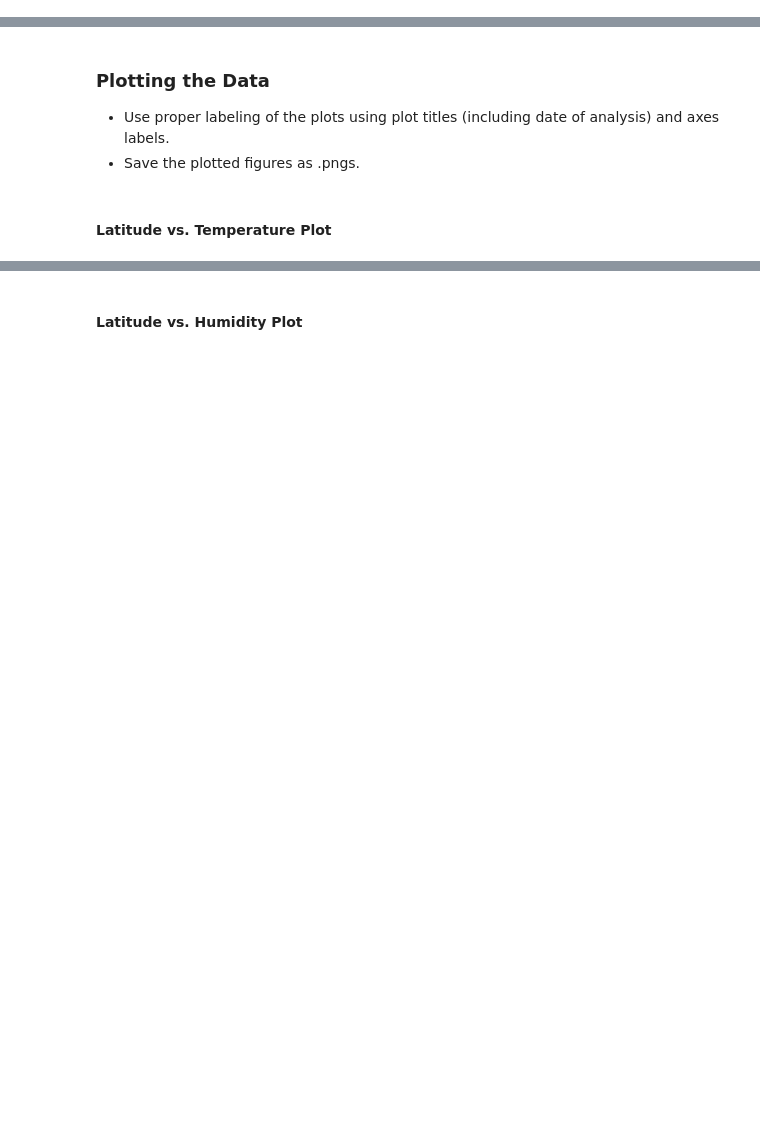
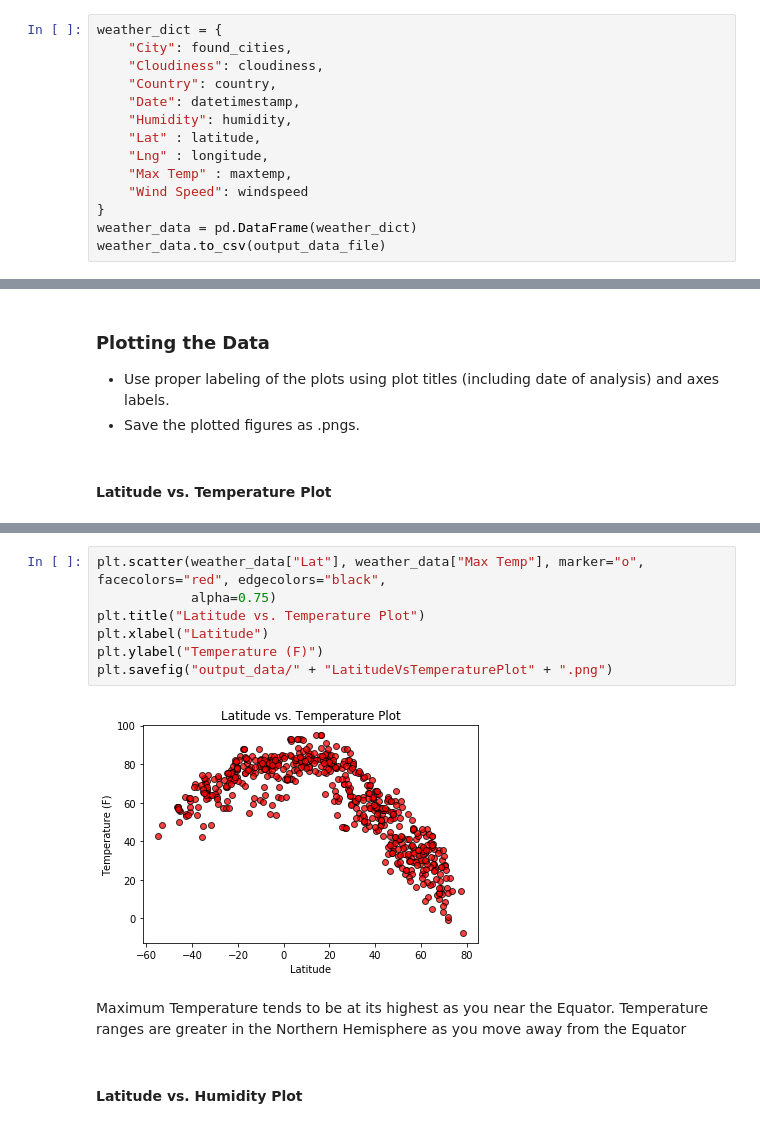
Before and after one commit to solrey3/python-api-challenge, a Jupyter notebook: WeatherPy/WeatherPy.ipynb, the cells around one changed output, grey strips where cells are left out. Saved outputs shown, nothing was run; the diff lists cells and outputs as text; blank space fills up the shorter version.

```diff
--- a/WeatherPy/WeatherPy.ipynb
+++ b/WeatherPy/WeatherPy.ipynb
@@ -98,0 +152,14 @@ dtype: int64
+# %%
+weather_dict = {
+    "City": found_cities,
+    "Cloudiness": cloudiness,
+    "Country": country,
+    "Date": datetimestamp,
+    "Humidity": humidity,
+    "Lat" : latitude,
+    "Lng" : longitude,
+    "Max Temp" : maxtemp,
+    "Wind Speed": windspeed
+}
+weather_data = pd.DataFrame(weather_dict)
+weather_data.to_csv(output_data_file)
@@ -108,2 +188,13 @@ dtype: int64
+# %%
+plt.scatter(weather_data["Lat"], weather_data["Max Temp"], marker="o", facecolors="red", edgecolors="black",
+            alpha=0.75)
+plt.title("Latitude vs. Temperature Plot")
+plt.xlabel("Latitude")
+plt.ylabel("Temperature (F)")
+plt.savefig("output_data/" + "LatitudeVsTemperaturePlot" + ".png")
+# %% [output]
+[figure, added]
+# %% [markdown]
+Maximum Temperature tends to be at its highest as you near the Equator. Temperature ranges are greater in the Northern Hemisphere as you move away from the Equator
 # %% [markdown]
 #### Latitude vs. Humidity Plot
```
Also changed, not shown: parts of 46 cells of this notebook, 14 other files.
